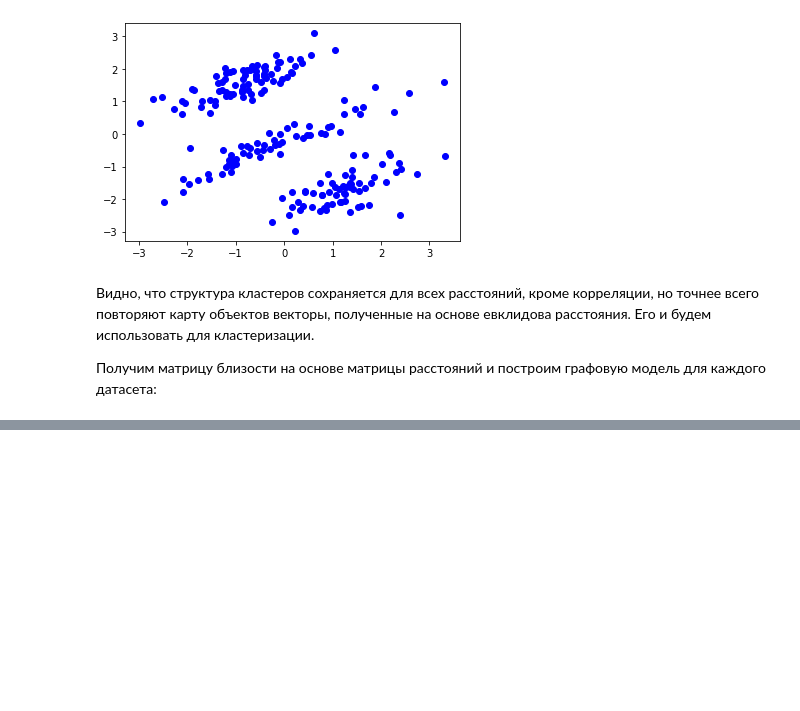
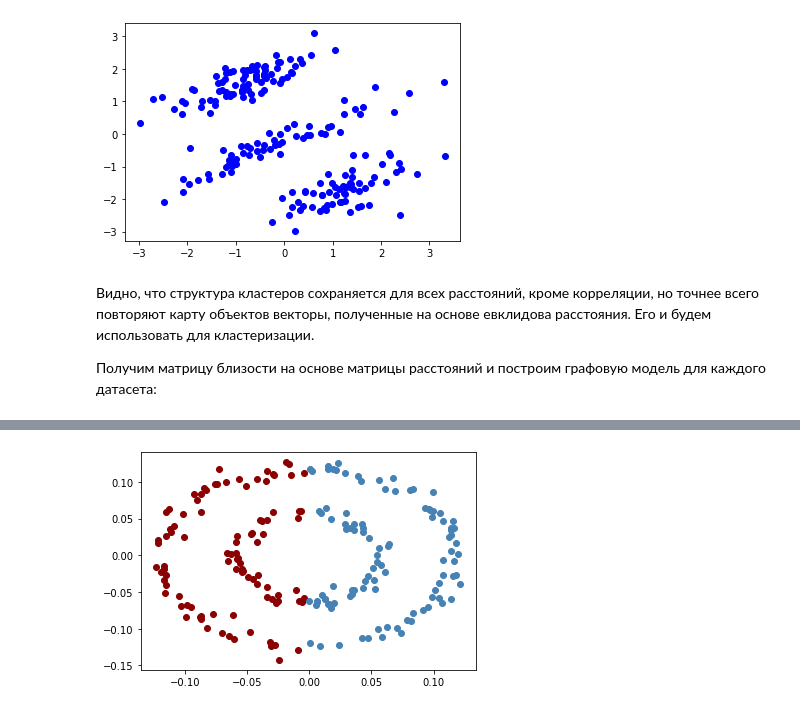
Before and after one commit to vsavkina/lab3, a Jupyter notebook: Lab3_13.ipynb, the cells around one changed output, grey strips where cells are left out. Cells and saved outputs as stored; diff of their text form; code cells hidden in the pictures; blank space fills up the shorter version.

```diff
--- a/Lab3_13.ipynb
+++ b/Lab3_13.ipynb
@@ -266,0 +277,6 @@ nx.draw_networkx(Y_graph,pos)
+# %%
+color_map = ['darkred', 'steelblue', 'darkseagreen']
+for i in range(len(X_kmeans.labels_)):
+    plt.scatter(X_2d[:,0][i] , X_2d[:,1][i], color=color_map[X_kmeans.labels_[i]])
+# %% [output]
+[figure, added]
```
Also changed, not shown: parts of 25 cells of this notebook.
